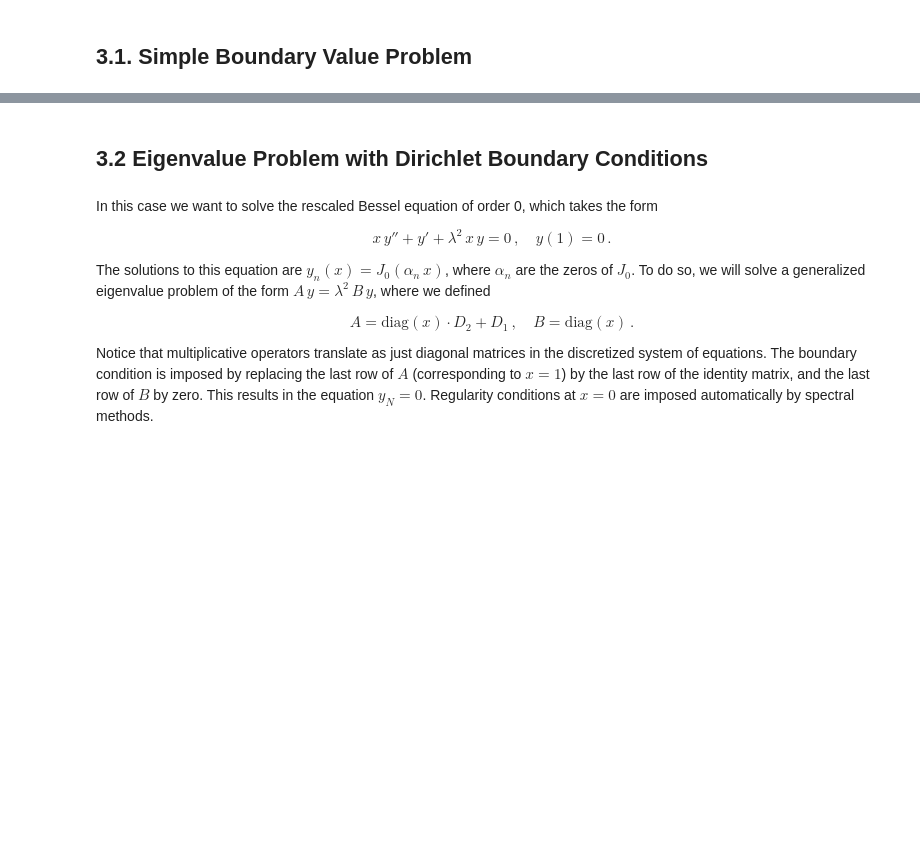
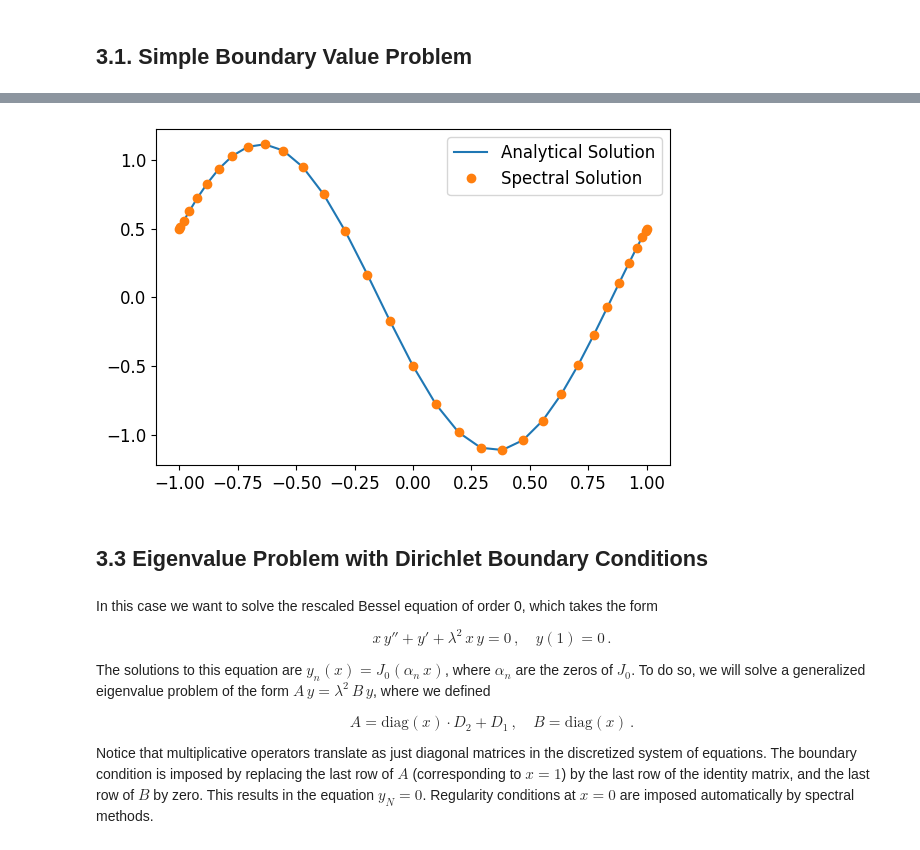
Before and after one commit to raimonluna/LecturesOnSpectralMethods, a Jupyter notebook: Lecture3_LinearODEs_Eigenvalues.ipynb, the cells around one changed output, grey strips where cells are left out. Drawn from its saved outputs; the diff is of its cells as text; code cells hidden in the pictures; blank space fills up the shorter version.

```diff
--- a/Lecture3_LinearODEs_Eigenvalues.ipynb
+++ b/Lecture3_LinearODEs_Eigenvalues.ipynb
@@ -58,5 +66,33 @@ plt.tight_layout()
+# %%
+N = 32
+x, D1, D2 = ChebyshevD(N)
+
+I = np.eye(N+1)
+
+L_bc = D2 + np.pi**2*I
+L_bc[-1, :] = I[-1, :]
+L_bc[-2, :] = D1[-1, :]
+
+b_bc = 0.5 * I[:, -1] + np.pi * I[:, -2]
+
+y  = solve(L_bc, b_bc)
+
+################################################################################
+################################ PLOTTING PART #################################
+################################################################################
+fig, ax = plt.subplots(1,1, figsize = (6, 4));
+plt.rc('font', size = 12)
+
+ax.plot(x, - np.sin(np.pi * x) - 0.5 * np.cos(np.pi * x), label = 'Analytical Solution')
+ax.plot(x, y, 'o', label = 'Spectral Solution')
+ax.legend(loc = 'upper right')
+
+plt.tight_layout()
+################################################################################
+# %% [output]
+[figure, added]
 # %% [markdown]
-## 3.2 Eigenvalue Problem with Dirichlet Boundary Conditions
+## 3.3 Eigenvalue Problem with Dirichlet Boundary Conditions
 # %% [markdown]
 In this case we want to solve the rescaled Bessel equation of order 0, which takes the form
 
```
Also changed, not shown: parts of 5 cells of this notebook, 5 other files.
